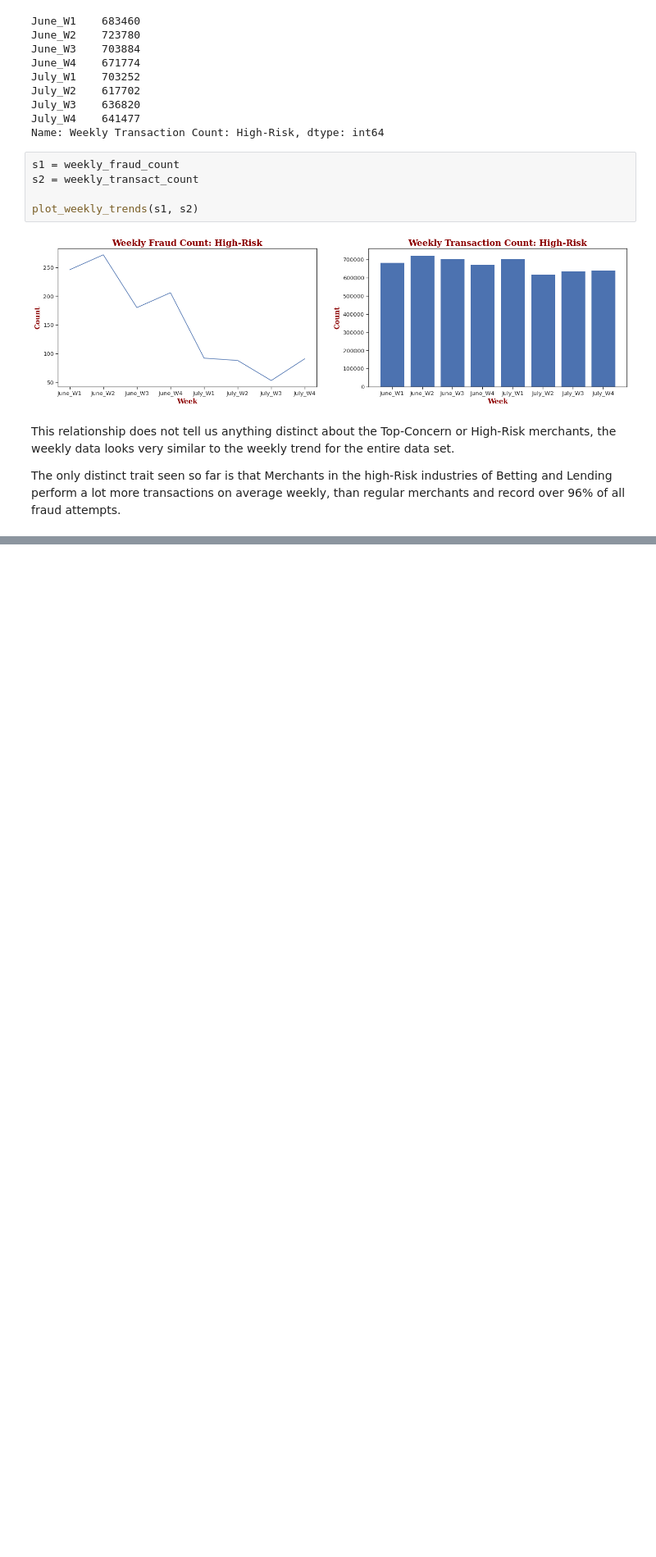
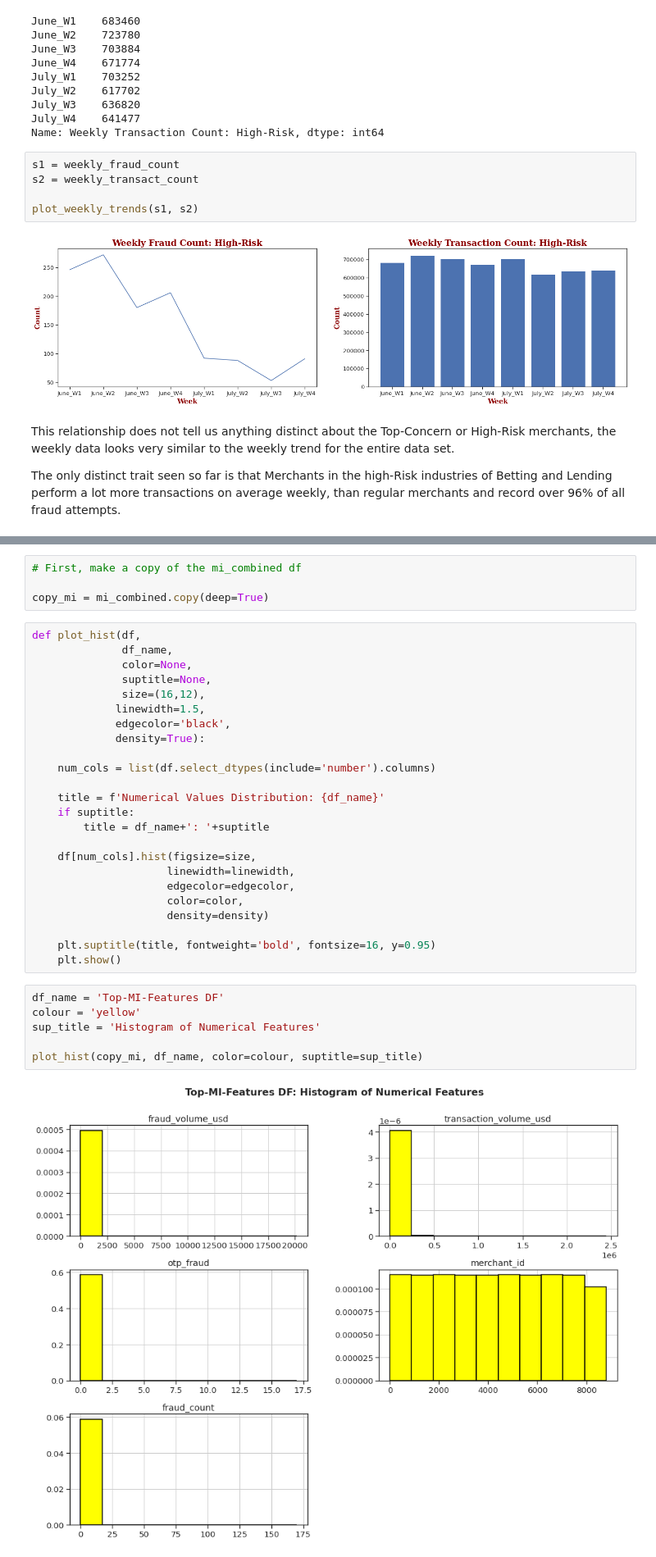
Before and after one commit to Lawrence-Krukrubo/fraud_analyst_assignment, a Jupyter notebook: fraud_analysis.ipynb, the cells around one changed output, grey strips where cells are left out. Shown at 82% size. Cells and saved outputs as stored; diff of their text form; blank space fills up the shorter version.

```diff
--- a/fraud_analysis.ipynb
+++ b/fraud_analysis.ipynb
@@ -1400,0 +1409,36 @@ Here, we shall apply a simple K-means algorithm to the data to see if we can fin
+# %%
+# First, make a copy of the mi_combined df
+
+copy_mi = mi_combined.copy(deep=True)
+# %%
+def plot_hist(df,
+              df_name,
+              color=None,
+              suptitle=None,
+              size=(16,12),
+             linewidth=1.5,
+             edgecolor='black',
+             density=True):
+
+    num_cols = list(df.select_dtypes(include='number').columns)
+
+    title = f'Numerical Values Distribution: {df_name}'
+    if suptitle:
+        title = df_name+': '+suptitle
+
+    df[num_cols].hist(figsize=size,
+                     linewidth=linewidth,
+                     edgecolor=edgecolor,
+                     color=color,
+                     density=density)
+
+    plt.suptitle(title, fontweight='bold', fontsize=16, y=0.95)
+    plt.show()
+# %%
+df_name = 'Top-MI-Features DF'
+colour = 'yellow'
+sup_title = 'Histogram of Numerical Features'
+
+plot_hist(copy_mi, df_name, color=colour, suptitle=sup_title)
+# %% [output]
+[figure, added]
```
Also changed, not shown: parts of 49 cells of this notebook.
